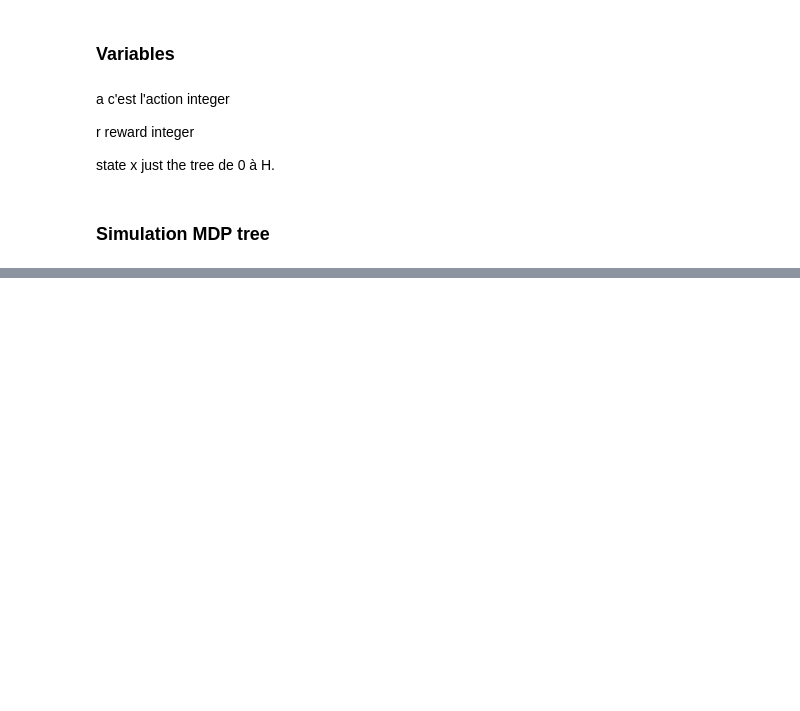
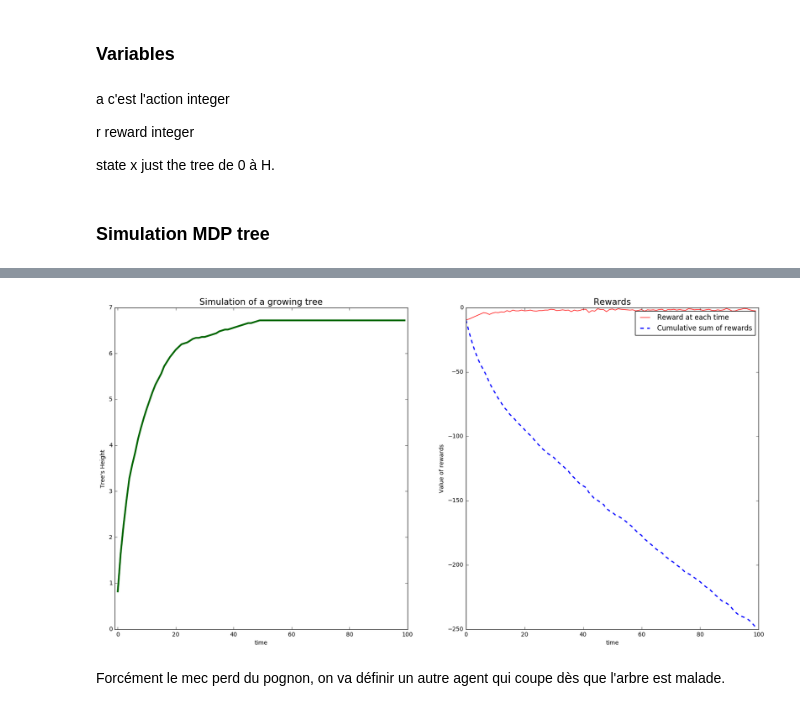
Before and after one commit to bigtdu53/tp1_reinforcment, a Jupyter notebook: tp1_reiforcment.ipynb, the cells around one changed output, grey strips where cells are left out. Cells and saved outputs as stored; diff of their text form; code cells hidden in the pictures; blank space fills up the shorter version.

```diff
--- a/tp1_reiforcment.ipynb
+++ b/tp1_reiforcment.ipynb
@@ -195,0 +215,8 @@ a=2
+# %%
+class Agent :
+
+    def __init__(self,rewardAmount):
+        self.rewardAmount=rewardAmount
+
+    def policy(self,nIter,nbRuns,Tree):
+        raise NotImplementedError("Dumb ass ! Please implement this method")
@@ -195,0 +225,27 @@ a=2
+# %%
+class StupidAgent(Agent):
+
+    def __init__(self,rewardAmount=0):
+        Agent.__init__(self,rewardAmount)
+
+    def policy(self,nIter,nbRuns,tree):
+        rewards=np.zeros((nIter,nbRuns))
+        treeSizes=np.zeros((nIter,nbRuns))
+        rewardAmounts=[]
+
+        for run in range(nbRuns):
+            t=Tree(initSize=tree.initSize
+                ,costOfMaintenance=tree.costOfMaintenance
+                ,costOfPlanting=tree.costOfPlanting
+                ,H=tree.Hmax
+                ,valueUnitOfWood=tree.valueUnitOfWood)
+            actions=np.zeros(nIter)
+            rewards[:,run],treeSizes[:,run],treeHealth=t.tree_MDP(actions)
+            rewardAmounts.append(np.sum(rewards,axis=0))
+
+        self.rewardAmount=np.mean(rewardAmounts)
+        return np.mean(rewards,axis=1),np.mean(treeSizes,axis=1)
+
+    def plot_policy(self,nIter,nbRuns,tree):
+        rewards,treeSizes=self.policy(nIter,nbRuns,tree)
+        tree.plot_MDP(rewards,treeSizes)
@@ -195,0 +277,8 @@ a=2
+# %%
+stdA=StupidAgent()
+t=Tree(initSize=0,H=100)
+stdA.plot_policy(100,50,t)
+# %% [output]
+[figure, added]
+# %% [markdown]
+Forcément le mec perd du pognon, on va définir un autre agent qui coupe dès que l'arbre est malade.
```
Also changed, not shown: parts of 15 cells of this notebook.
